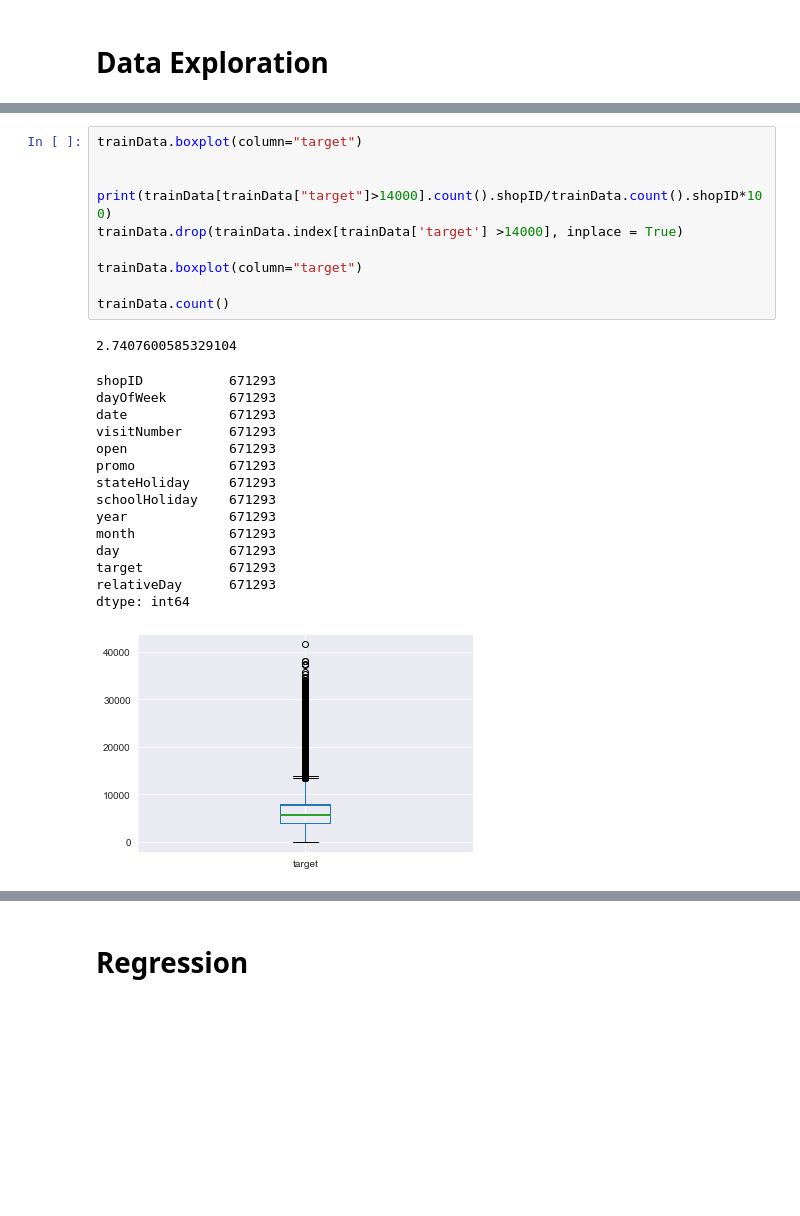
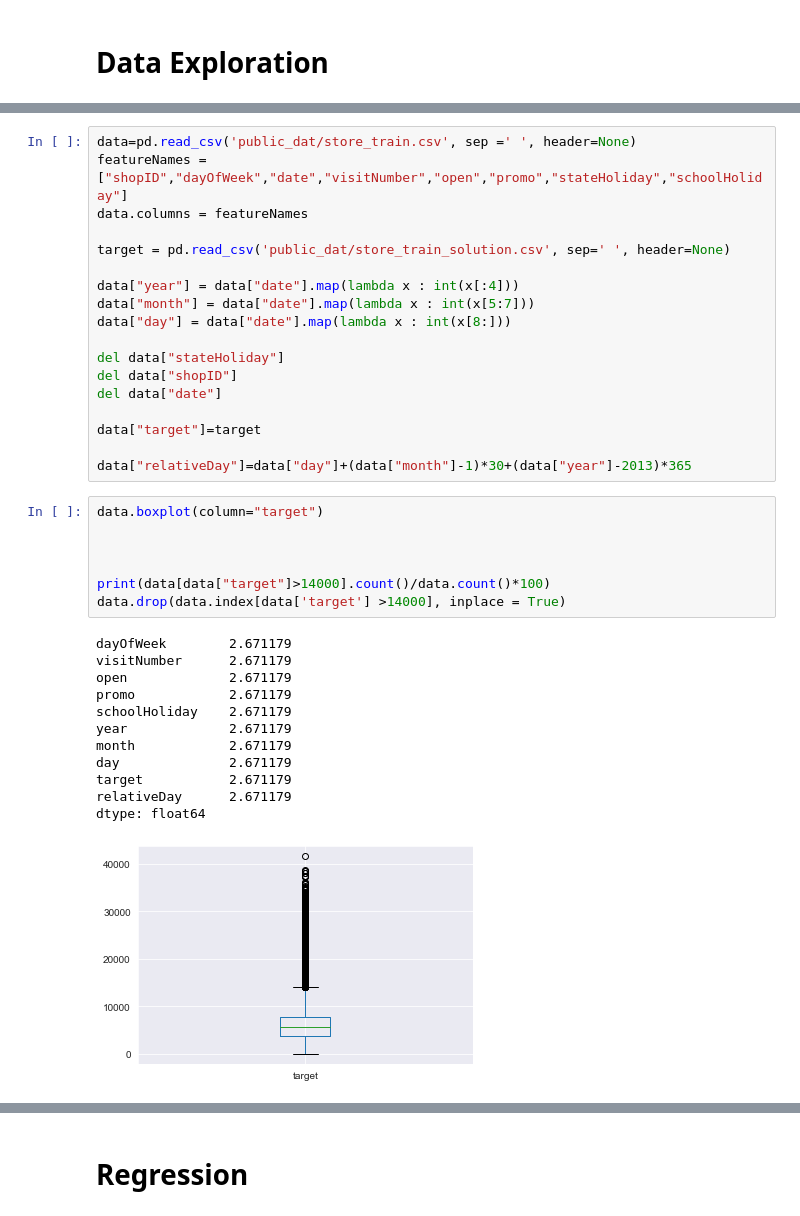
Before and after one commit to Antoine-Le-Lay/BigData, a Jupyter notebook: Projet_BigData_Ethan.ipynb, the cells around one changed output, grey strips where cells are left out. Saved outputs shown, nothing was run; the diff lists cells and outputs as text; blank space fills up the shorter version.

```diff
--- a/Projet_BigData_Ethan.ipynb
+++ b/Projet_BigData_Ethan.ipynb
@@ -110,28 +18,39 @@ s[s["schoolHoliday"]!= 1]
+# %%
+data=pd.read_csv('public_dat/store_train.csv', sep =' ', header=None)
+featureNames = ["shopID","dayOfWeek","date","visitNumber","open","promo","stateHoliday","schoolHoliday"]
+data.columns = featureNames
+
+target = pd.read_csv('public_dat/store_train_solution.csv', sep=' ', header=None)
+
+data["year"] = data["date"].map(lambda x : int(x[:4]))
+data["month"] = data["date"].map(lambda x : int(x[5:7]))
+data["day"] = data["date"].map(lambda x : int(x[8:]))
+
+del data["stateHoliday"]
+del data["shopID"]
+del data["date"]
+
+data["target"]=target
+
+data["relativeDay"]=data["day"]+(data["month"]-1)*30+(data["year"]-2013)*365
 # %%
-trainData.boxplot(column="target")
+data.boxplot(column="target")
 
 
-print(trainData[trainData["target"]>14000].count().shopID/trainData.count().shopID*100)
-trainData.drop(trainData.index[trainData['target'] >14000], inplace = True)
 
-trainData.boxplot(column="target")
-
-trainData.count()
+print(data[data["target"]>14000].count()/data.count()*100)
+data.drop(data.index[data['target'] >14000], inplace = True)
 # %% [output]
-2.7407600585329104
+dayOfWeek        2.671179
+visitNumber      2.671179
+open             2.671179
+promo            2.671179
+schoolHoliday    2.671179
+year             2.671179
+month            2.671179
+day              2.671179
+target           2.671179
+relativeDay      2.671179
+dtype: float64
-shopID           671293
-dayOfWeek        671293
-date             671293
-visitNumber      671293
-open             671293
-promo            671293
-stateHoliday     671293
-schoolHoliday    671293
-year             671293
-month            671293
-day              671293
-target           671293
-relativeDay      671293
-dtype: int64
-[figure, old version]
+[figure, new version]
 # %%
```
Also changed, not shown: parts of 32 cells of this notebook.
